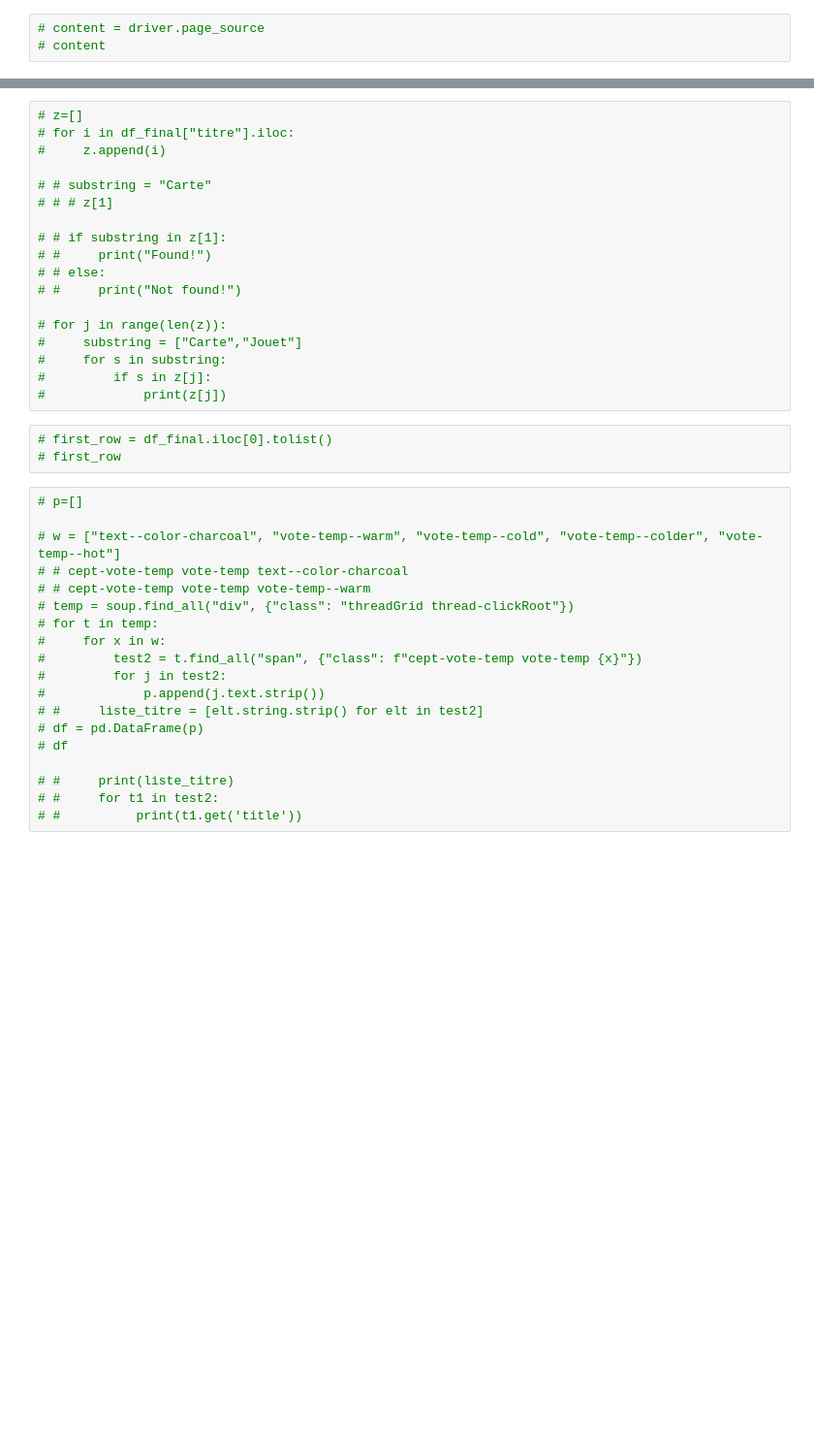
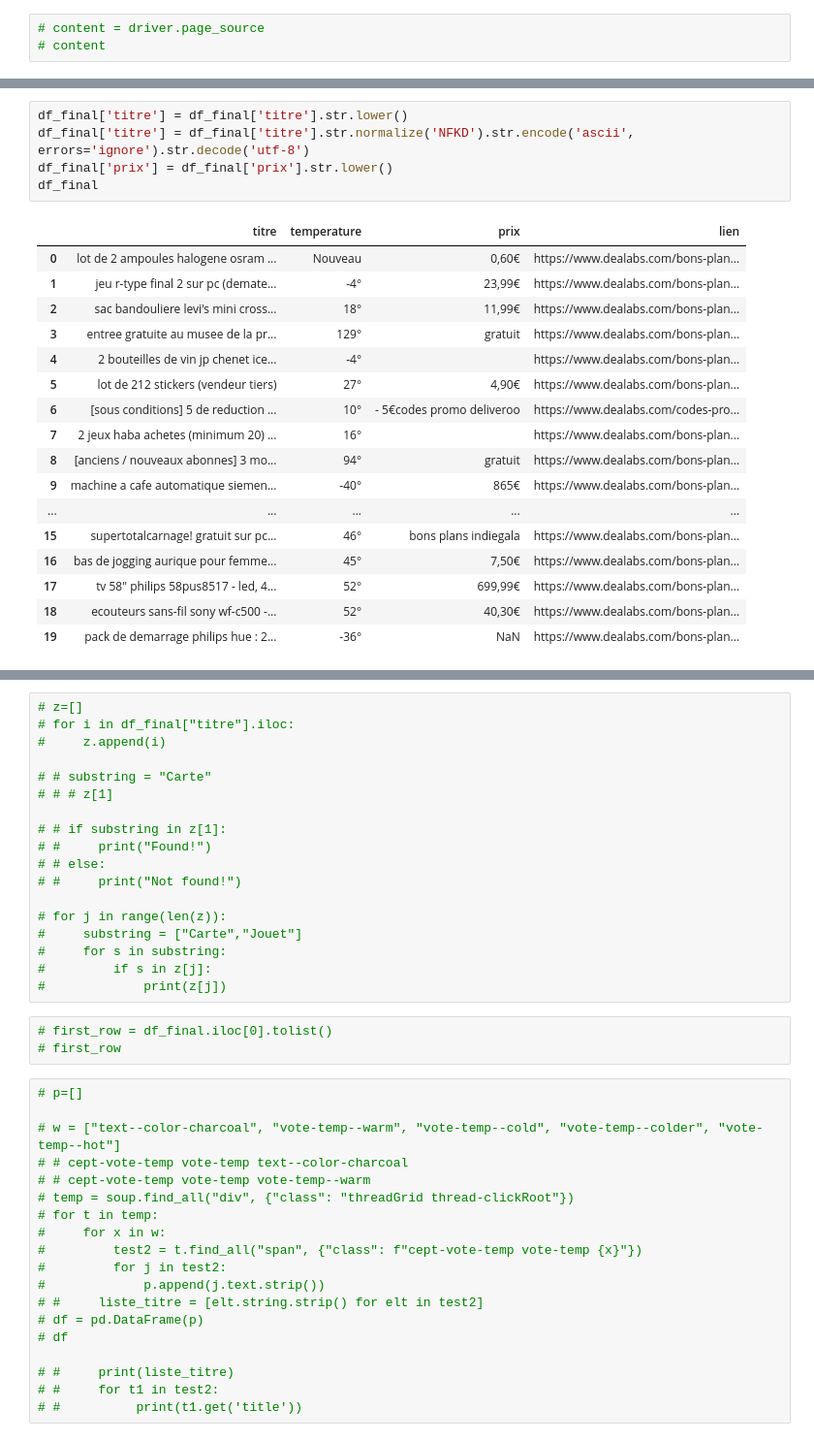
Before and after one commit to mohamedzenatiofficiel/Automation, a Jupyter notebook: Automation/DealabsV3.ipynb, the cells around one changed output, grey strips where cells are left out. Shown at 97% size. Cells and saved outputs as stored; diff of their text form; blank space fills up the shorter version.

Commit message:
Finalisation

```diff
--- a/Automation/DealabsV3.ipynb
+++ b/Automation/DealabsV3.ipynb
@@ -197,0 +198,23 @@ df_final
+# %%
+df_final['titre'] = df_final['titre'].str.lower()
+df_final['titre'] = df_final['titre'].str.normalize('NFKD').str.encode('ascii', errors='ignore').str.decode('utf-8')
+df_final['prix'] = df_final['prix'].str.lower()
+df_final
+# %% [output]
+|  | titre | temperature | prix | lien |
+| 0 | lot de 2 ampoules halogene osram ... | Nouveau | 0,60€ | https://www.dealabs.com/bons-plan... |
+| 1 | jeu r-type final 2 sur pc (demate... | -4° | 23,99€ | https://www.dealabs.com/bons-plan... |
+| 2 | sac bandouliere levi's mini cross... | 18° | 11,99€ | https://www.dealabs.com/bons-plan... |
+| 3 | entree gratuite au musee de la pr... | 129° | gratuit | https://www.dealabs.com/bons-plan... |
+| 4 | 2 bouteilles de vin jp chenet ice... | -4° |  | https://www.dealabs.com/bons-plan... |
+| 5 | lot de 212 stickers (vendeur tiers) | 27° | 4,90€ | https://www.dealabs.com/bons-plan... |
+| 6 | [sous conditions] 5 de reduction ... | 10° | - 5€codes promo deliveroo | https://www.dealabs.com/codes-pro... |
+| 7 | 2 jeux haba achetes (minimum 20) ... | 16° |  | https://www.dealabs.com/bons-plan... |
+| 8 | [anciens / nouveaux abonnes] 3 mo... | 94° | gratuit | https://www.dealabs.com/bons-plan... |
+| 9 | machine a cafe automatique siemen... | -40° | 865€ | https://www.dealabs.com/bons-plan... |
+| ... | ... | ... | ... | ... |
+| 15 | supertotalcarnage! gratuit sur pc... | 46° | bons plans indiegala | https://www.dealabs.com/bons-plan... |
+| 16 | bas de jogging aurique pour femme... | 45° | 7,50€ | https://www.dealabs.com/bons-plan... |
+| 17 | tv 58" philips 58pus8517 - led, 4... | 52° | 699,99€ | https://www.dealabs.com/bons-plan... |
+| 18 | ecouteurs sans-fil sony wf-c500 -... | 52° | 40,30€ | https://www.dealabs.com/bons-plan... |
+| 19 | pack de demarrage philips hue : 2... | -36° | NaN | https://www.dealabs.com/bons-plan... |
```
Also changed, not shown: parts of 10 cells of this notebook.
